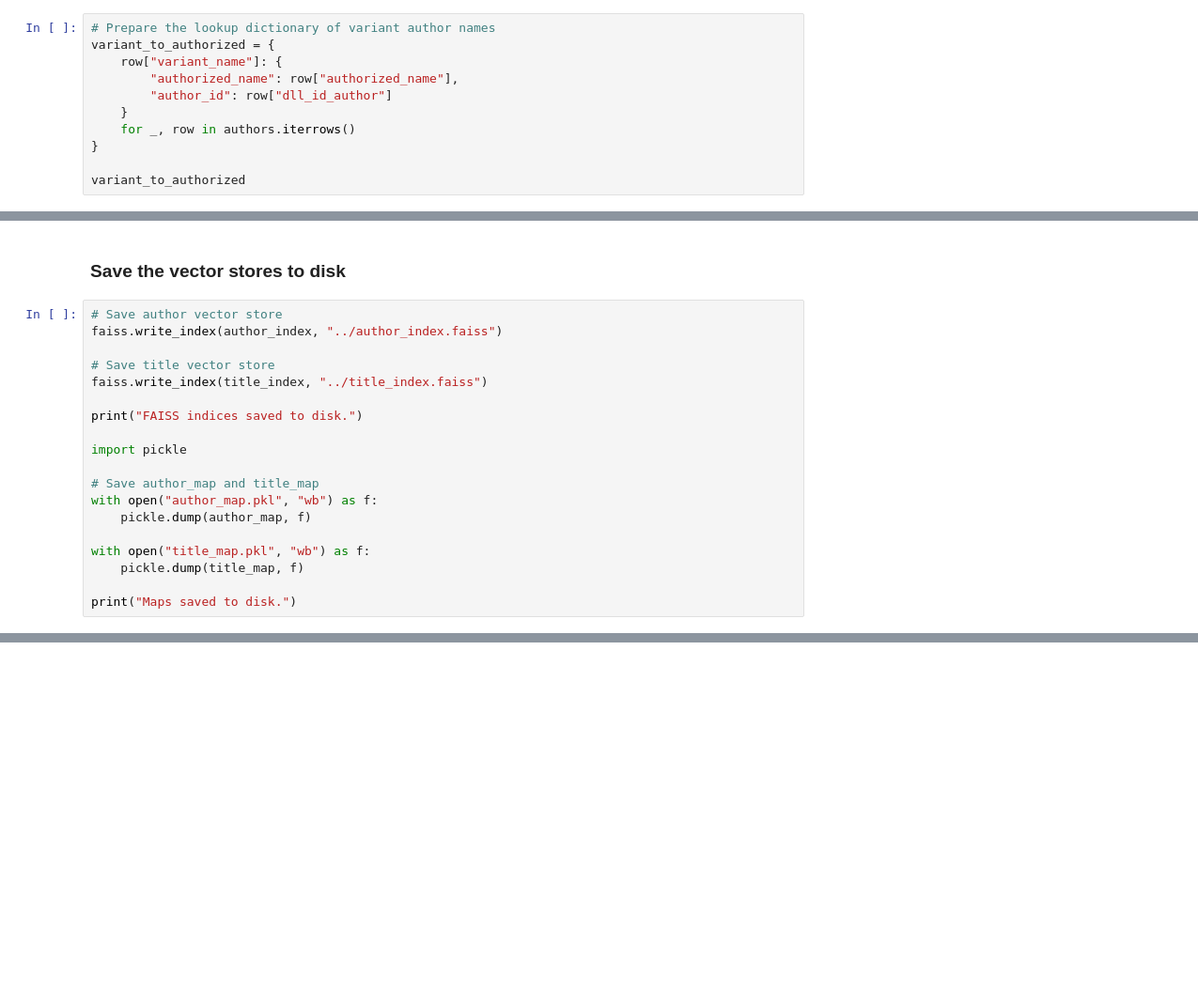
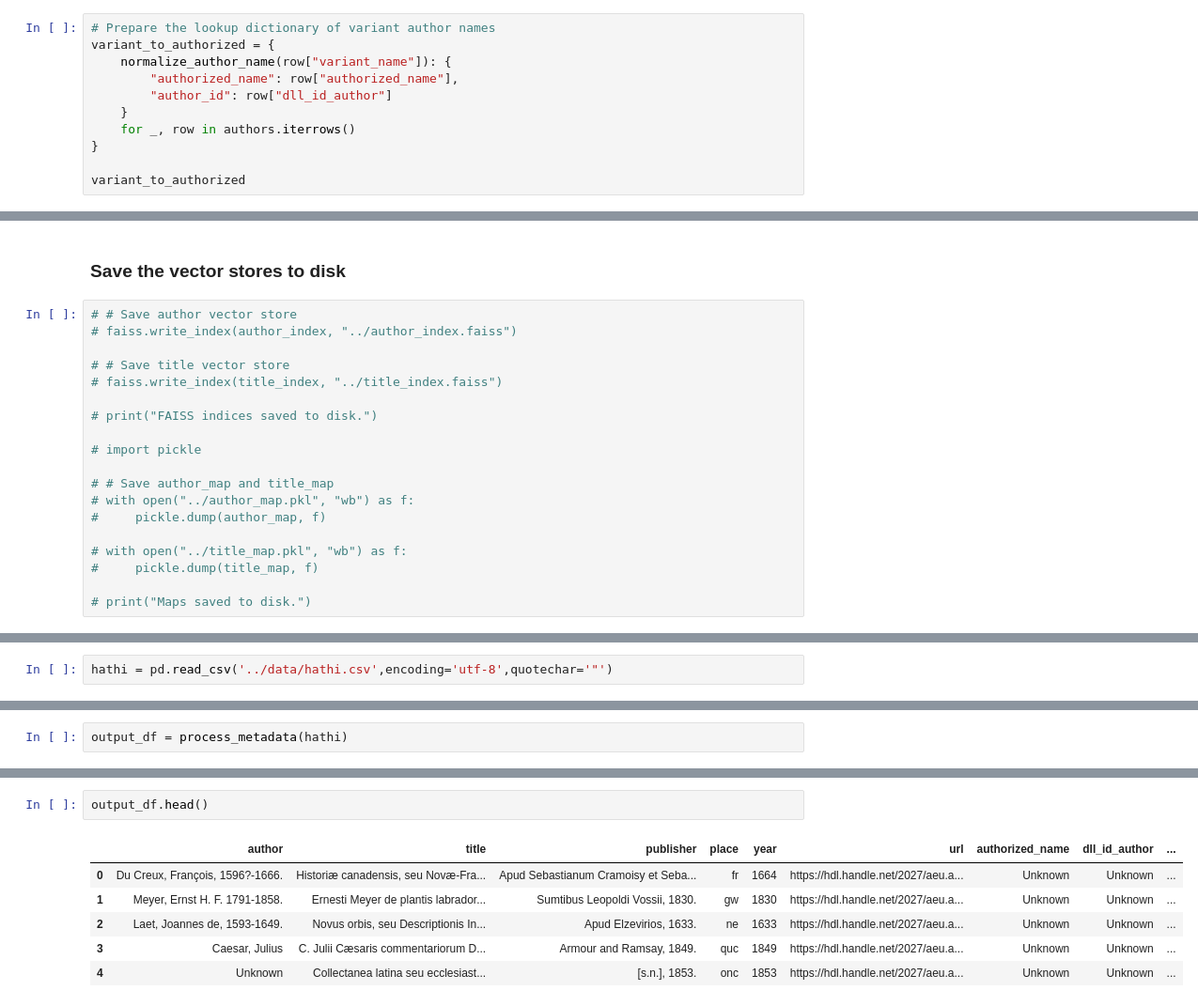
Before and after one commit to sjhuskey/dll-hybrid, a Jupyter notebook: python/hybrid.ipynb, the cells around one changed output, grey strips where cells are left out. Shown at 94% size. Drawn from its saved outputs; the diff is of its cells as text; blank space fills up the shorter version.

Commit message:
add: python files for hathi processing

```diff
--- a/python/hybrid.ipynb
+++ b/python/hybrid.ipynb
@@ -46,7 +52,7 @@ works = works.rename(columns={'Title':'title','DLL Identifier (Work)':'dll_id_wo
 # %%
 # Prepare the lookup dictionary of variant author names
 variant_to_authorized = {
-    row["variant_name"]: {
+    normalize_author_name(row["variant_name"]): {
         "authorized_name": row["authorized_name"],
         "author_id": row["dll_id_author"]
     }
@@ -157,21 +168,21 @@ title_map = {i: title for i, title in enumerate(title_to_work.keys())}
 # %% [markdown]
 ### Save the vector stores to disk
 # %%
-# Save author vector store
-faiss.write_index(author_index, "../author_index.faiss")
+# # Save author vector store
+# faiss.write_index(author_index, "../author_index.faiss")
 
-# Save title vector store
-faiss.write_index(title_index, "../title_index.faiss")
+# # Save title vector store
+# faiss.write_index(title_index, "../title_index.faiss")
 
-print("FAISS indices saved to disk.")
+# print("FAISS indices saved to disk.")
 
-import pickle
+# import pickle
 
-# Save author_map and title_map
-with open("author_map.pkl", "wb") as f:
-    pickle.dump(author_map, f)
+# # Save author_map and title_map
+# with open("../author_map.pkl", "wb") as f:
+#     pickle.dump(author_map, f)
 
-with open("title_map.pkl", "wb") as f:
-    pickle.dump(title_map, f)
+# with open("../title_map.pkl", "wb") as f:
+#     pickle.dump(title_map, f)
 
-print("Maps saved to disk.")
+# print("Maps saved to disk.")
@@ -280,0 +444,2 @@ for record in incoming_metadata:
+# %%
+hathi = pd.read_csv('../data/hathi.csv',encoding='utf-8',quotechar='"')
@@ -280,0 +465,2 @@ for record in incoming_metadata:
+# %%
+output_df = process_metadata(hathi)
@@ -280,0 +485,9 @@ for record in incoming_metadata:
+# %%
+output_df.head()
+# %% [output]
+|  | author | title | publisher | place | year | url | authorized_name | dll_id_author | ... |
+| 0 | Du Creux, François, 1596?-1666. | Historiæ canadensis, seu Novæ-Fra... | Apud Sebastianum Cramoisy et Seba... | fr | 1664 | https://hdl.handle.net/2027/aeu.a... | Unknown | Unknown | ... |
+| 1 | Meyer, Ernst H. F. 1791-1858. | Ernesti Meyer de plantis labrador... | Sumtibus Leopoldi Vossii, 1830. | gw | 1830 | https://hdl.handle.net/2027/aeu.a... | Unknown | Unknown | ... |
+| 2 | Laet, Joannes de, 1593-1649. | Novus orbis, seu Descriptionis In... | Apud Elzevirios, 1633. | ne | 1633 | https://hdl.handle.net/2027/aeu.a... | Unknown | Unknown | ... |
+| 3 | Caesar, Julius | C. Julii Cæsaris commentariorum D... | Armour and Ramsay, 1849. | quc | 1849 | https://hdl.handle.net/2027/aeu.a... | Unknown | Unknown | ... |
+| 4 | Unknown | Collectanea latina seu ecclesiast... | [s.n.], 1853. | onc | 1853 | https://hdl.handle.net/2027/aeu.a... | Unknown | Unknown | ... |
```
Also changed, not shown: parts of 24 cells of this notebook, 2 other files.
